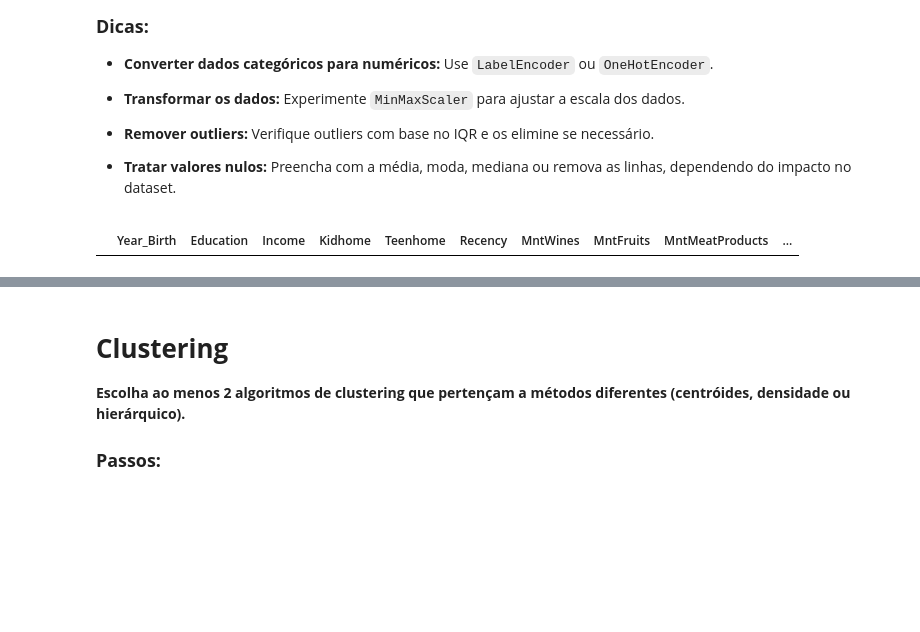
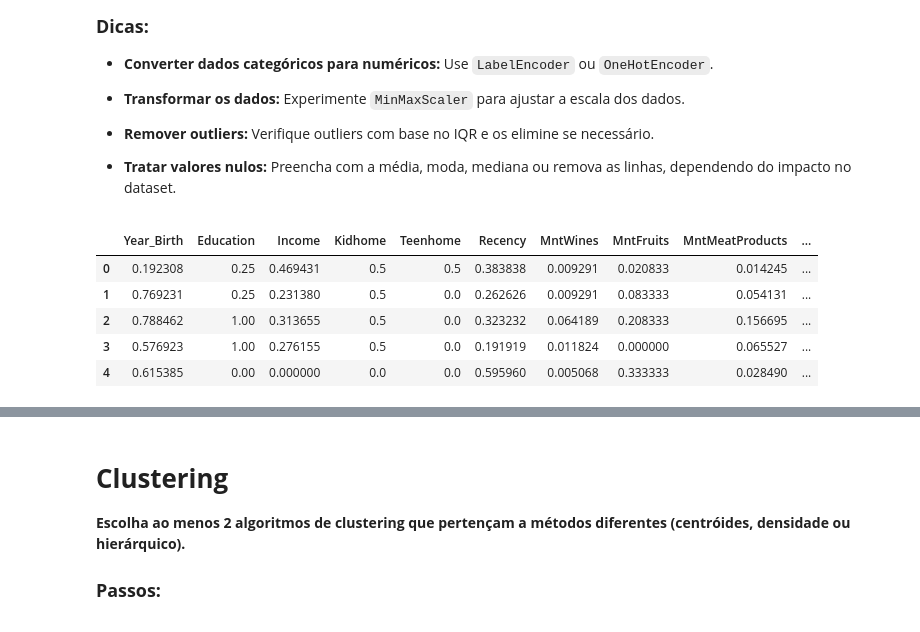
Before and after one commit to Mr-Barros/ENG4502, a Jupyter notebook: Assignment5/Clustering_Notebook-24-2.ipynb, the cells around one changed output, grey strips where cells are left out. Cells and saved outputs as stored; diff of their text form; code cells hidden in the pictures; blank space fills up the shorter version.

```diff
--- a/Assignment5/Clustering_Notebook-24-2.ipynb
+++ b/Assignment5/Clustering_Notebook-24-2.ipynb
@@ -101,27 +101,32 @@ Aplique as técnicas de pré-processamento que vimos em aula no dataset fornecid
 # %%
 oe_education = OrdinalEncoder(categories=[['Basic', 'Graduation', '2n Cycle', 'Master', 'PhD']])
 df['Education'] = oe_education.fit_transform(df[['Education']])
+
+# TODO: analyze outliers and decide which ones to remove
+for column in df.columns.drop(['Education', 'Marital_Status']):
+    Q1 = df[column].quantile(0.25)
+    Q3 = df[column].quantile(0.75)
+    IQR = Q3 - Q1
+    df = df[(df[column] < (Q3 + 1.5 * IQR)) & (df[column] > (Q1 - 1.5 * IQR))]
 
 ohe = OneHotEncoder(sparse_output=False)
 marital_status = ohe.fit_transform(df[['Marital_Status']])
 dfMarital_Status = pd.DataFrame(marital_status, columns=ohe.get_feature_names_out(['Marital_Status']))
 df = pd.concat([df, dfMarital_Status], axis = 1)
 df.drop(columns=['Marital_Status'], axis = 1, inplace = True)
 df.reset_index(drop=True, inplace=True)
 
 # TODO: should we input the mean in the null values?
 df['Income'] = df['Income'].fillna(df['Income'].mean())
 
-# TODO: analyze outliers and decide which ones to remove
-for column in []:
-    Q1 = df[column].quantile(0.25)
-    Q3 = df[column].quantile(0.75)
-    IQR = Q3 - Q1
-    df = df[(df[column] < (Q3 + 1.5 * IQR)) & (df[column] > (Q1 - 1.5 * IQR))]
-
 scaler = MinMaxScaler()
 df[df.columns] = scaler.fit_transform(df[df.columns])
 
 df.head()
 # %% [output]
 |  | Year_Birth | Education | Income | Kidhome | Teenhome | Recency | MntWines | MntFruits | MntMeatProducts | ... |
+| 0 | 0.192308 | 0.25 | 0.469431 | 0.5 | 0.5 | 0.383838 | 0.009291 | 0.020833 | 0.014245 | ... |
+| 1 | 0.769231 | 0.25 | 0.231380 | 0.5 | 0.0 | 0.262626 | 0.009291 | 0.083333 | 0.054131 | ... |
+| 2 | 0.788462 | 1.00 | 0.313655 | 0.5 | 0.0 | 0.323232 | 0.064189 | 0.208333 | 0.156695 | ... |
+| 3 | 0.576923 | 1.00 | 0.276155 | 0.5 | 0.0 | 0.191919 | 0.011824 | 0.000000 | 0.065527 | ... |
+| 4 | 0.615385 | 0.00 | 0.000000 | 0.0 | 0.0 | 0.595960 | 0.005068 | 0.333333 | 0.028490 | ... |
```
Also changed, not shown: parts of 5 cells of this notebook.
